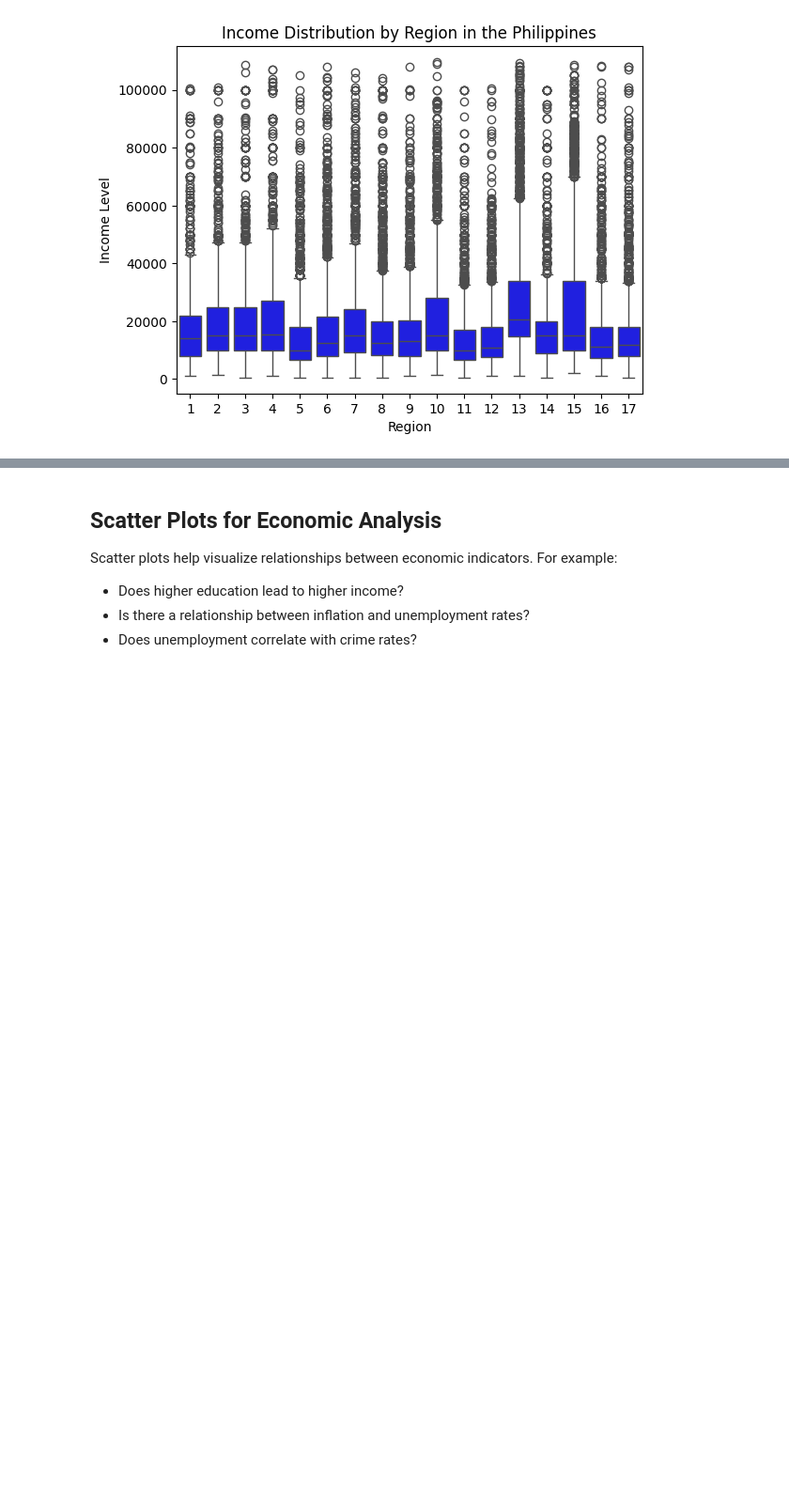
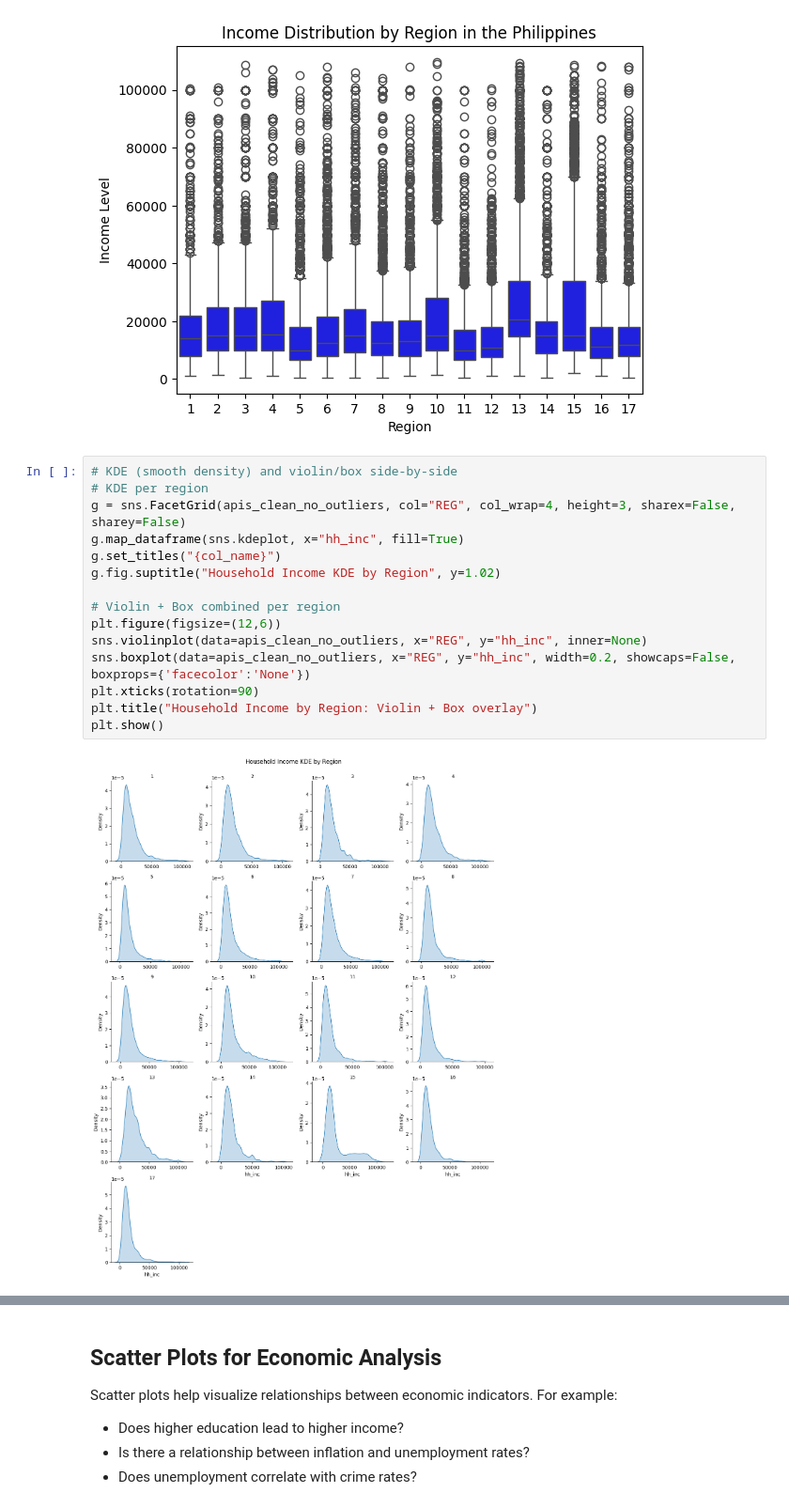
Before and after one commit to mox-ds4upse/ds4upse-2526-s1, a Jupyter notebook: 01_LectureNotes/02_DataViz.ipynb, the cells around one changed output, grey strips where cells are left out. Shown at 94% size. Drawn from its saved outputs; the diff is of its cells as text; blank space fills up the shorter version.

```diff
--- a/01_LectureNotes/02_DataViz.ipynb
+++ b/01_LectureNotes/02_DataViz.ipynb
@@ -500,3 +500,20 @@ plt.title("Income Distribution by Region in the Philippines")
 # %% [output]
 Text(0.5, 1.0, 'Income Distribution by Region in the Philippines')
 [figure]
+# %%
+# KDE (smooth density) and violin/box side-by-side
+# KDE per region
+g = sns.FacetGrid(apis_clean_no_outliers, col="REG", col_wrap=4, height=3, sharex=False, sharey=False)
+g.map_dataframe(sns.kdeplot, x="hh_inc", fill=True)
+g.set_titles("{col_name}")
+g.fig.suptitle("Household Income KDE by Region", y=1.02)
+
+# Violin + Box combined per region
+plt.figure(figsize=(12,6))
+sns.violinplot(data=apis_clean_no_outliers, x="REG", y="hh_inc", inner=None)
+sns.boxplot(data=apis_clean_no_outliers, x="REG", y="hh_inc", width=0.2, showcaps=False, boxprops={'facecolor':'None'})
+plt.xticks(rotation=90)
+plt.title("Household Income by Region: Violin + Box overlay")
+plt.show()
+# %% [output]
+[figure, added]
```
Also changed, not shown: parts of 7 cells of this notebook, 5 other files.
